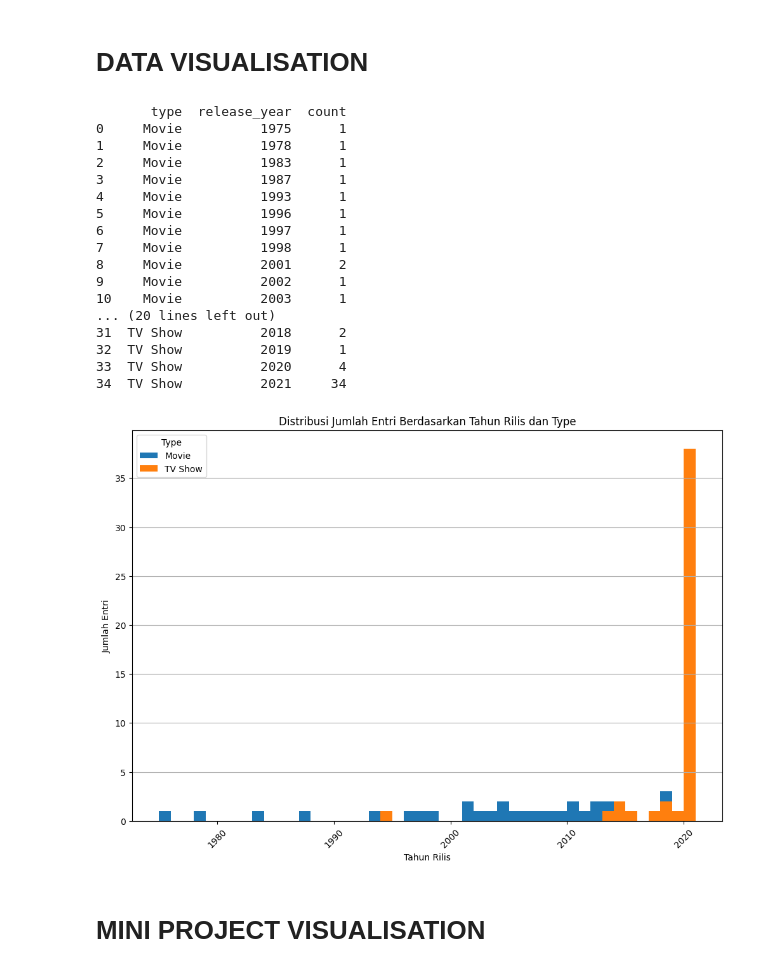
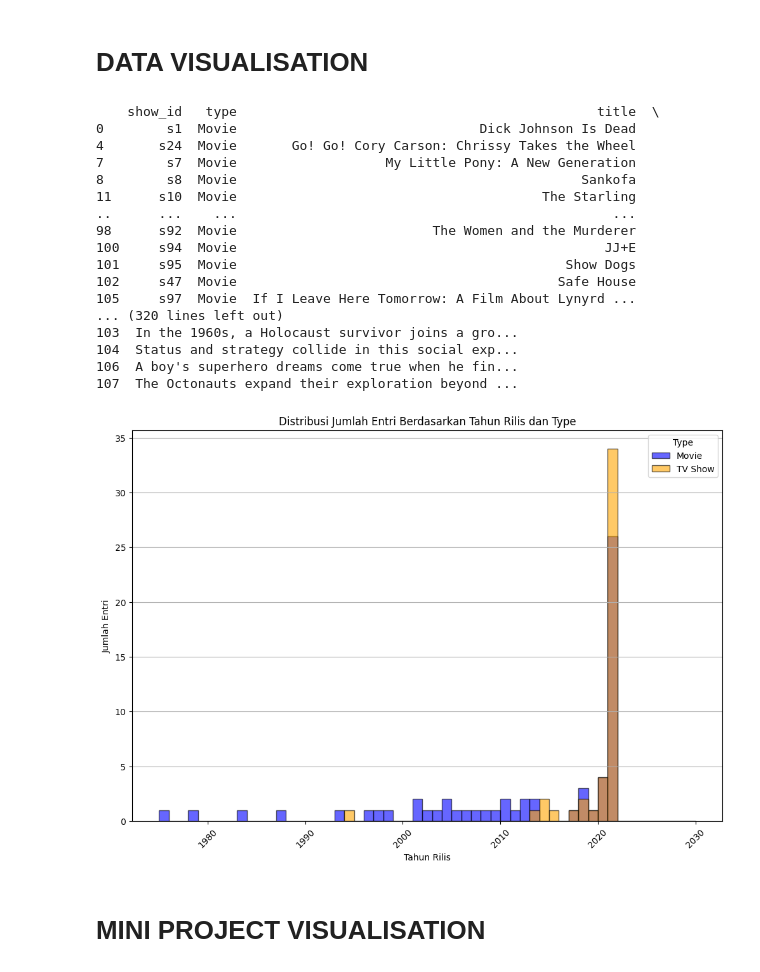
Before and after one commit to nickbp760/KodingAkademiPython, a Jupyter notebook: DATA ANALYST PYTHON/Data_Plotting.ipynb, the cells around one changed output. Saved outputs shown, nothing was run; the diff lists cells and outputs as text; code cells hidden in the pictures.

Commit message:
plotting fixs

```diff
--- a/DATA ANALYST PYTHON/Data_Plotting.ipynb
+++ b/DATA ANALYST PYTHON/Data_Plotting.ipynb
@@ -3,53 +3,58 @@
 # %%
 import pandas as pd
 import matplotlib.pyplot as plt
 
 # Load the CSV file into a DataFrame
 netflix = pd.read_csv('/content/netflix_titles-1.csv')
 
-# Mengelompokkan data berdasarkan 'type' dan 'release_year'
-grouped_netflix = netflix.groupby(['type', 'release_year']).size().reset_index(name='count')
-print(grouped_netflix[['type', 'release_year', 'count']])
+# Filter data for 'Movie' and 'TV Show'
+movies = netflix[netflix['type'] == 'Movie']
+print(movies)
+tv_shows = netflix[netflix['type'] == 'TV Show']
+print(tv_shows)
 
-# Plot histogram for grouped data
+# # Plot histogram for 'Movie' and 'TV Show' release years
 plt.figure(figsize=(12, 8))
 
-df = grouped_netflix[grouped_netflix['type'] == 'Movie']
-plt.hist(df['release_year'], weights=df['count'], bins=range(int(df['release_year'].min()), int(df['release_year'].max()) + 1), label='Movie')
+# Plot the histogram for Movies
+plt.hist(movies['release_year'], bins=range(int(movies['release_year'].min()), int(movies['release_year'].max()) + 10), alpha=0.6, label='Movie', color='blue', edgecolor='black')
 
-df = grouped_netflix[grouped_netflix['type'] == 'TV Show']
-plt.hist(df['release_year'], weights=df['count'], bins=range(int(df['release_year'].min()), int(df['release_year'].max()) + 1), label='TV Show')
+# Plot the histogram for TV Shows
+plt.hist(tv_shows['release_year'], bins=range(int(tv_shows['release_year'].min()), int(tv_shows['release_year'].max()) + 10), alpha=0.6, label='TV Show', color='orange', edgecolor='black')
 
-# # Create a histogram where the x-axis represents years and the bars are colored by 'type'
-# for label, df in grouped_netflix.groupby('type'):
-#     plt.hist(df['release_year'], weights=df['count'], bins=range(int(df['release_year'].min()), int(df['release_year'].max()) + 1), label=label)
-
+# Add title and labels
 plt.title('Distribusi Jumlah Entri Berdasarkan Tahun Rilis dan Type')
 plt.xlabel('Tahun Rilis')
 plt.ylabel('Jumlah Entri')
+
+# Show legend
 plt.legend(title='Type')
+
+# Show grid and adjust x-axis ticks
 plt.grid(axis='y')
 plt.xticks(rotation=45)
+
+# Display the plot
 plt.show()
 # %% [output]
-       type  release_year  count
-0     Movie          1975      1
-1     Movie          1978      1
-2     Movie          1983      1
-3     Movie          1987      1
-4     Movie          1993      1
-5     Movie          1996      1
-6     Movie          1997      1
-7     Movie          1998      1
-8     Movie          2001      2
-9     Movie          2002      1
-10    Movie          2003      1
-... (20 lines left out)
-31  TV Show          2018      2
-32  TV Show          2019      1
-33  TV Show          2020      4
-34  TV Show          2021     34
+    show_id   type                                              title  \
+0        s1  Movie                               Dick Johnson Is Dead
+4       s24  Movie       Go! Go! Cory Carson: Chrissy Takes the Wheel
+7        s7  Movie                   My Little Pony: A New Generation
+8        s8  Movie                                            Sankofa
+11      s10  Movie                                       The Starling
+..      ...    ...                                                ...
+98      s92  Movie                         The Women and the Murderer
+100     s94  Movie                                               JJ+E
+101     s95  Movie                                          Show Dogs
+102     s47  Movie                                         Safe House
+105     s97  Movie  If I Leave Here Tomorrow: A Film About Lynyrd ...
+... (320 lines left out)
+103  In the 1960s, a Holocaust survivor joins a gro...
+104  Status and strategy collide in this social exp...
+106  A boy's superhero dreams come true when he fin...
+107  The Octonauts expand their exploration beyond ...
-[figure, old version]
+[figure, new version]
 # %% [markdown]
 # **MINI PROJECT VISUALISATION**
 # %%
```
